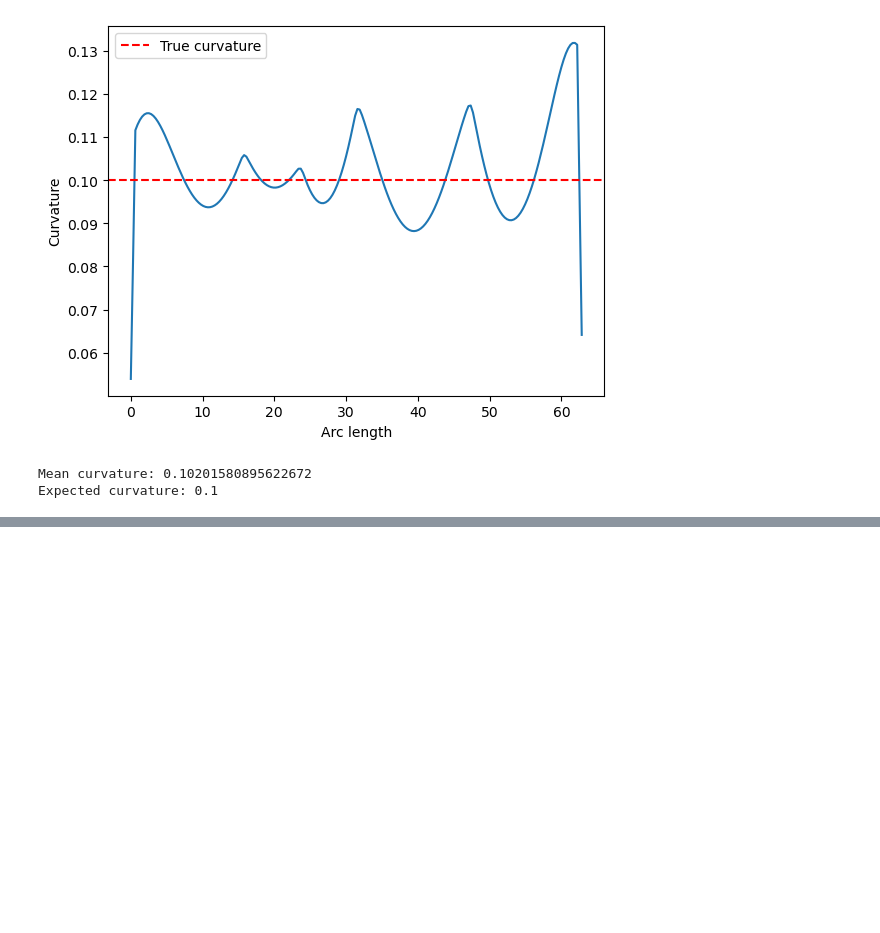
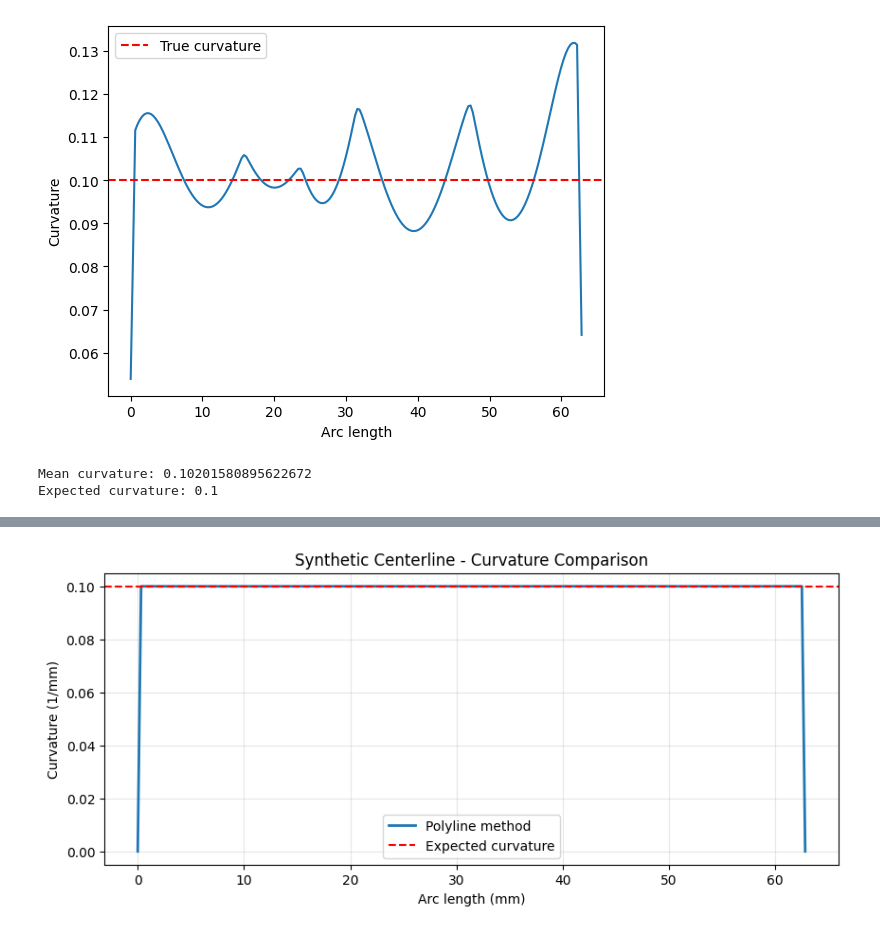
Before and after one commit to dsi-clinic/vanguard, a Jupyter notebook: Curvature.ipynb, the cells around one changed output, grey strips where cells are left out. Cells and saved outputs as stored; diff of their text form; code cells hidden in the pictures; blank space fills up the shorter version.

Commit message:
WIP: curvature notebook

```diff
--- a/Curvature.ipynb
+++ b/Curvature.ipynb
@@ -236,0 +126,92 @@ USING GRAPH-PRUNING (NUMBA-BASED) APPROACH
+# %%
+# Test with synthetic centerline first
+print("Testing curvature calculation on synthetic circle centerline...")
+
+# Recreate synthetic circle for testing (in case earlier cells weren't run)
+R_test = 10.0
+theta_test = np.linspace(0, 2 * np.pi, 200)
+x_test = R_test * np.cos(theta_test)
+y_test = R_test * np.sin(theta_test)
+pts_test = np.column_stack([x_test, y_test])
+
+# Calculate curvature using polyline method on the synthetic circle
+curvature_polyline = calculate_curvature_from_polyline(pts_test)
+
+# Calculate arc-length for x-axis
+s_synthetic = arclength_param(pts_test)
+
+# Plot results
+plt.figure(figsize=(10, 4))
+plt.plot(s_synthetic, curvature_polyline, linewidth=2, label="Polyline method")
+plt.axhline(1 / R_test, color="red", linestyle="--", label="Expected curvature")
+plt.xlabel("Arc length (mm)")
+plt.ylabel("Curvature (1/mm)")
+plt.title("Synthetic Centerline - Curvature Comparison")
+plt.legend()
+plt.grid(True, alpha=0.3)
+plt.show()
+
+print(f"Mean curvature (polyline): {np.mean(curvature_polyline[1:-1]):.4f} 1/mm")
+print(f"Expected curvature: {1/R_test:.4f} 1/mm")
+print("\n" + "=" * 60)
+print("USING GRAPH-PRUNING (NUMBA-BASED) APPROACH")
+print("=" * 60)
+print("\n✓ Confirmed: Using Numba-based centerline extraction")
+print("  - Source: graph_pruning_centerline_extraction/skeleton3d_utils/")
+print("  - Output format: JSON files with morphometry data")
+print("  - Files: *_morphometry.json")
+print("\n" + "=" * 60)
+print("LOADING CURVATURE DATA FROM JSON")
+print("=" * 60)
+
+# Load and display curvature from Graph-Pruning morphometry JSON
+try:
+    import json
+
+    # Update this path to point to your *_morphometry.json file
+    json_file = "/net/projects2/vanguard/vessel_segmentations/processed_3D/DUKE_134_DUKE_134_0004_vessel_segmentation_morphometry.json"
+
+    print(f"\nLoading: {json_file}")
+    with open(json_file) as f:
+        data = json.load(f)
+
+    # Extract and display curvature for each vessel
+    print("\n" + "-" * 60)
+    print("VESSEL CURVATURE STATISTICS")
+    print("-" * 60)
+
+    for vessel_id, vessel_data in data.items():
+        curvature_stats = vessel_data.get("curvature", {})
+        if curvature_stats:
+            print(f"\nVessel {vessel_id}:")
+            print(f"  Mean curvature:   {curvature_stats.get('mean', 'N/A')} 1/mm")
+            print(f"  Std deviation:    {curvature_stats.get('sd', 'N/A')} 1/mm")
+            print(f"  Median curvature: {curvature_stats.get('median', 'N/A')} 1/mm")
+            print(f"  Min curvature:    {curvature_stats.get('min', 'N/A')} 1/mm")
+            print(f"  Max curvature:    {curvature_stats.get('max', 'N/A')} 1/mm")
+
+            # Also show radius and tortuosity if available
+            radius_stats = vessel_data.get("radius", {})
+            if radius_stats:
+                print(f"  Mean radius:      {radius_stats.get('mean', 'N/A')} mm")
+
+            tortuosity = vessel_data.get("tortuosity", "N/A")
+            if tortuosity != "N/A":
+                print(f"  Tortuosity:       {tortuosity}")
+
+    print("\n" + "-" * 60)
+    print("✓ Successfully loaded curvature data from JSON!")
+
+except FileNotFoundError:
+    print(f"\n❌ File not found: {json_file}")
+    print("\nTo proceed:")
+    print("1. Find the *_morphometry.json files from graph_pruning_centerline_extraction")
+    print("2. Ask your advisor where they are stored")
+    print("3. Update the json_file path above")
+    print("4. Re-run this cell")
+except json.JSONDecodeError as e:
+    print(f"\n❌ Error parsing JSON: {e}")
+except KeyError as e:
+    print(f"\n⚠ Unexpected JSON structure - key missing: {e}")
+    print("Check that the file is from graph-pruning centerline extraction")
+# %% [output]
@@ -236,0 +219 @@ USING GRAPH-PRUNING (NUMBA-BASED) APPROACH
+[figure, added]
```
Also changed, not shown: parts of 5 cells of this notebook.
